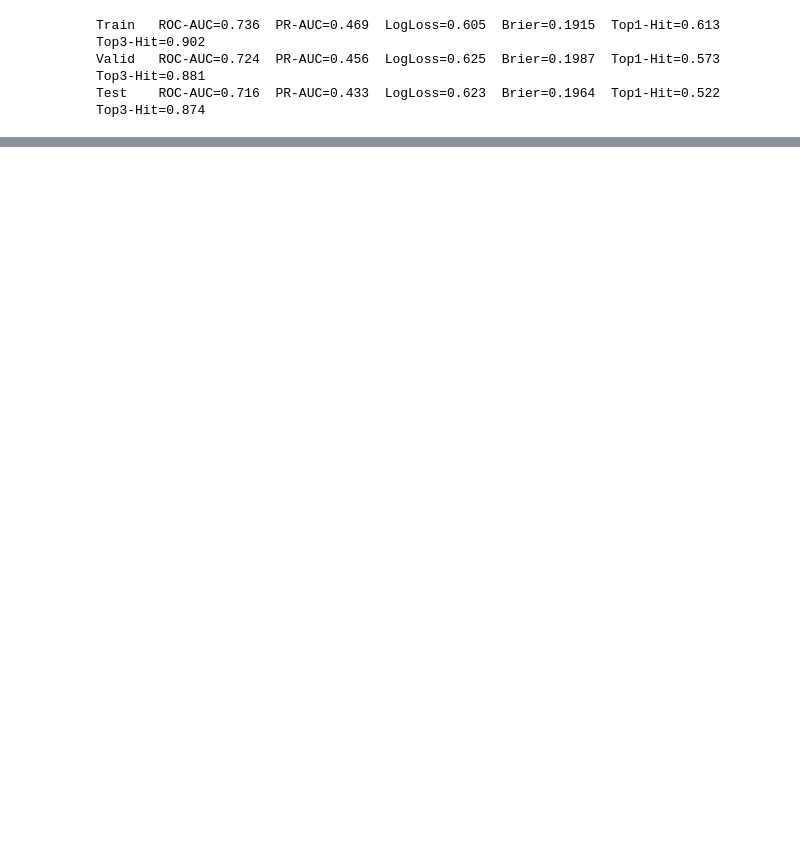
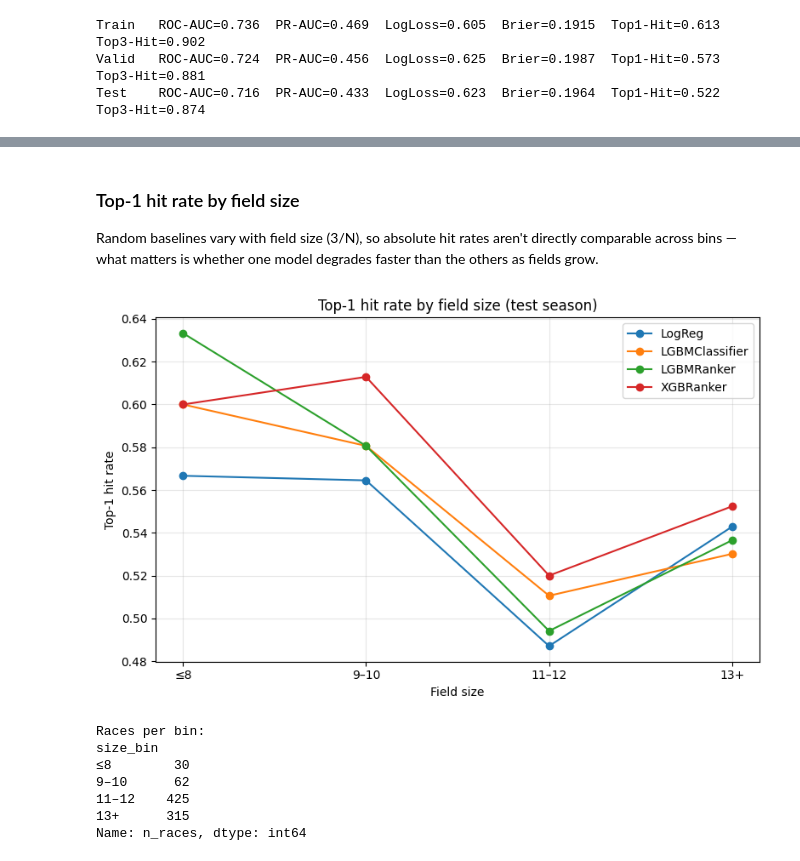
Before and after one commit to anton-schwarberg/Hongkong-Horse-Racing-Prediction, a Jupyter notebook: notebooks/05_Modelling.ipynb, the cells around one changed output, grey strips where cells are left out. Saved outputs shown, nothing was run; the diff lists cells and outputs as text; code cells hidden in the pictures; blank space fills up the shorter version.

```diff
--- a/notebooks/05_Modelling.ipynb
+++ b/notebooks/05_Modelling.ipynb
@@ -219,0 +354,8 @@ Test    ROC-AUC=0.716  PR-AUC=0.433  LogLoss=0.623  Brier=0.1964  Top1-Hit=0.522
+# %%
+xgb_train_scores = xgb_ranker.predict(X_train)
+xgb_valid_scores = xgb_ranker.predict(X_valid)
+xgb_test_scores  = xgb_ranker.predict(X_test)
+# %%
+_ = report('Train', xgb_train_scores, y_train, g_train)
+_ = report('Valid', xgb_valid_scores, y_valid, g_valid)
+_ = report('Test',  xgb_test_scores,  y_test,  g_test)
@@ -241,0 +443,52 @@ plt.show()
+# %% [markdown]
+### Top-1 hit rate by field size
+
+Random baselines vary with field size (3/N), so absolute hit rates aren't
+directly comparable across bins — what matters is whether one model degrades
+faster than the others as fields grow.
+# %%
+# Build a per-race table: field size + did each model's #1 pick land in
+# the top 3? `field_size` is constant within a race, so `.first()` is fine.
+field_sizes = test.groupby('unique_id', sort=False)['field_size'].first().to_numpy()
+y_arr = y_test.to_numpy()
+
+per_race = {'field_size': field_sizes}
+for name, (scores, _) in MODELS_TEST.items():
+    hits = []
+    start = 0
+    for size in g_test:
+        end = start + size
+        order = np.argsort(-scores[start:end])
+        hits.append(int(y_arr[start:end][order[0]] == 1))
+        start = end
+    per_race[name] = hits
+
+field_df = pd.DataFrame(per_race)
+field_df['size_bin'] = pd.cut(
+    field_df['field_size'],
+    bins=[0, 8, 10, 12, 20], labels=['≤8', '9–10', '11–12', '13+'],
+)
+
+fig, ax = plt.subplots(figsize=(8, 5))
+for name in MODELS_TEST:
+    means = field_df.groupby('size_bin', observed=True)[name].mean()
+    ax.plot(means.index.astype(str), means.values, marker='o', label=name)
+ax.set_xlabel('Field size')
+ax.set_ylabel('Top-1 hit rate')
+ax.set_title('Top-1 hit rate by field size (test season)')
+ax.legend()
+ax.grid(alpha=0.3)
+plt.tight_layout()
+plt.show()
+
+print('Races per bin:')
+print(field_df.groupby('size_bin', observed=True).size().rename('n_races'))
+# %% [output]
+[figure, added]
+Races per bin:
+size_bin
+≤8        30
+9–10      62
+11–12    425
+13+      315
+Name: n_races, dtype: int64
```
Also changed, not shown: parts of 34 cells of this notebook, 1 other file.
